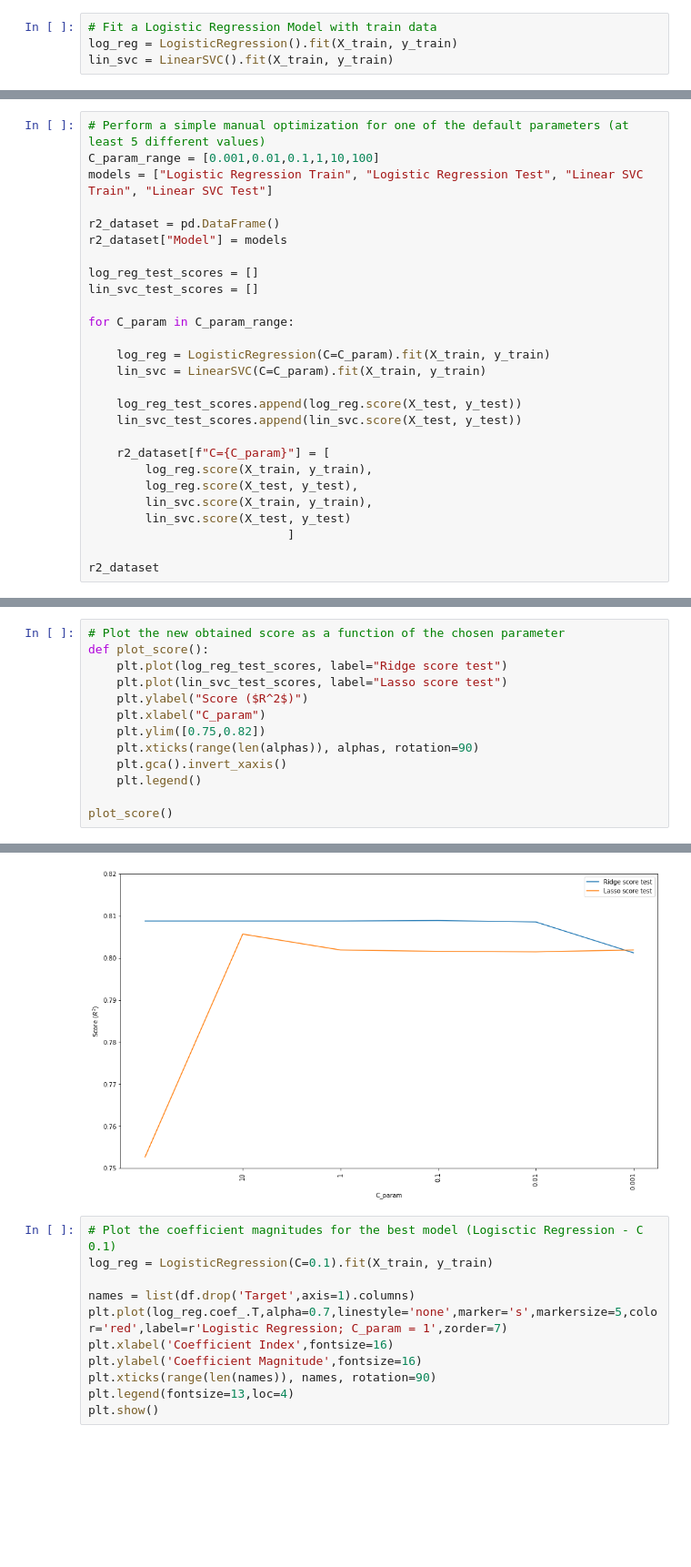
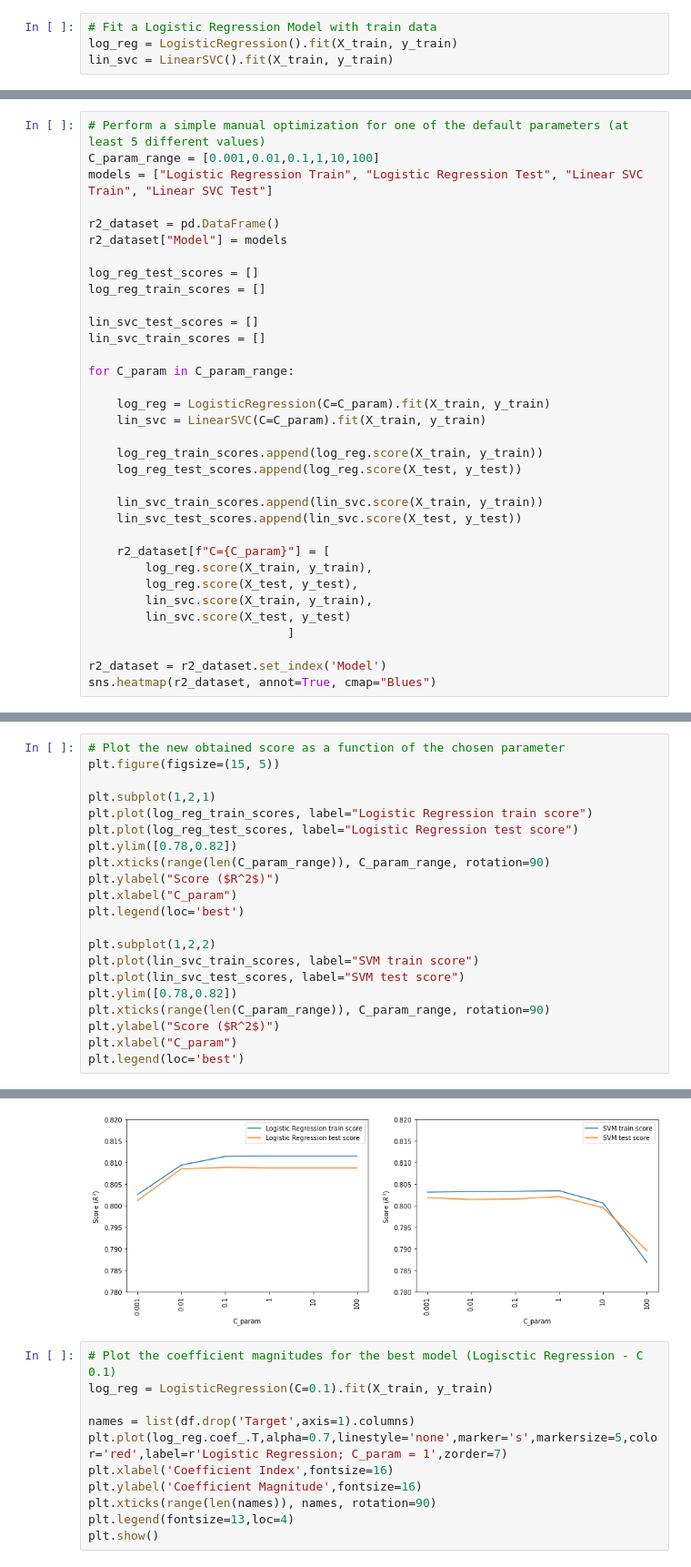
Before and after one commit to martinel-UAS/projects, a Jupyter notebook: Assignment_1/Assignment_1.ipynb, the cells around one changed output, grey strips where cells are left out. Shown at 91% size. Drawn from its saved outputs; the diff is of its cells as text; blank space fills up the shorter version.

```diff
--- a/Assignment_1/Assignment_1.ipynb
+++ b/Assignment_1/Assignment_1.ipynb
@@ -227,14 +236,20 @@ r2_dataset = pd.DataFrame()
 r2_dataset["Model"] = models
 
 log_reg_test_scores = []
+log_reg_train_scores = []
+
 lin_svc_test_scores = []
+lin_svc_train_scores = []
 
 for C_param in C_param_range:
 
     log_reg = LogisticRegression(C=C_param).fit(X_train, y_train)
     lin_svc = LinearSVC(C=C_param).fit(X_train, y_train)
 
+    log_reg_train_scores.append(log_reg.score(X_train, y_train))
     log_reg_test_scores.append(log_reg.score(X_test, y_test))
+
+    lin_svc_train_scores.append(lin_svc.score(X_train, y_train))
     lin_svc_test_scores.append(lin_svc.score(X_test, y_test))
 
     r2_dataset[f"C={C_param}"] = [
@@ -244,5 +259,6 @@ for C_param in C_param_range:
         lin_svc.score(X_test, y_test)
                             ]
 
-r2_dataset
+r2_dataset = r2_dataset.set_index('Model')
+sns.heatmap(r2_dataset, annot=True, cmap="Blues")
 # %% [output]
@@ -254,14 +267,22 @@ r2_dataset
 # %%
 # Plot the new obtained score as a function of the chosen parameter
-def plot_score():
-    plt.plot(log_reg_test_scores, label="Ridge score test")
-    plt.plot(lin_svc_test_scores, label="Lasso score test")
-    plt.ylabel("Score ($R^2$)")
-    plt.xlabel("C_param")
-    plt.ylim([0.75,0.82])
-    plt.xticks(range(len(alphas)), alphas, rotation=90)
-    plt.gca().invert_xaxis()
-    plt.legend()
+plt.figure(figsize=(15, 5))
 
-plot_score()
+plt.subplot(1,2,1)
+plt.plot(log_reg_train_scores, label="Logistic Regression train score")
+plt.plot(log_reg_test_scores, label="Logistic Regression test score")
+plt.ylim([0.78,0.82])
+plt.xticks(range(len(C_param_range)), C_param_range, rotation=90)
+plt.ylabel("Score ($R^2$)")
+plt.xlabel("C_param")
+plt.legend(loc='best')
+
+plt.subplot(1,2,2)
+plt.plot(lin_svc_train_scores, label="SVM train score")
+plt.plot(lin_svc_test_scores, label="SVM test score")
+plt.ylim([0.78,0.82])
+plt.xticks(range(len(C_param_range)), C_param_range, rotation=90)
+plt.ylabel("Score ($R^2$)")
+plt.xlabel("C_param")
+plt.legend(loc='best')
 # %% [output]
@@ -268,4 +290,4 @@ plot_score()
-[figure, old version]
+[figure, new version]
 # %%
 # Plot the coefficient magnitudes for the best model (Logisctic Regression - C 0.1)
 log_reg = LogisticRegression(C=0.1).fit(X_train, y_train)
```
Also changed, not shown: parts of 18 cells of this notebook.
